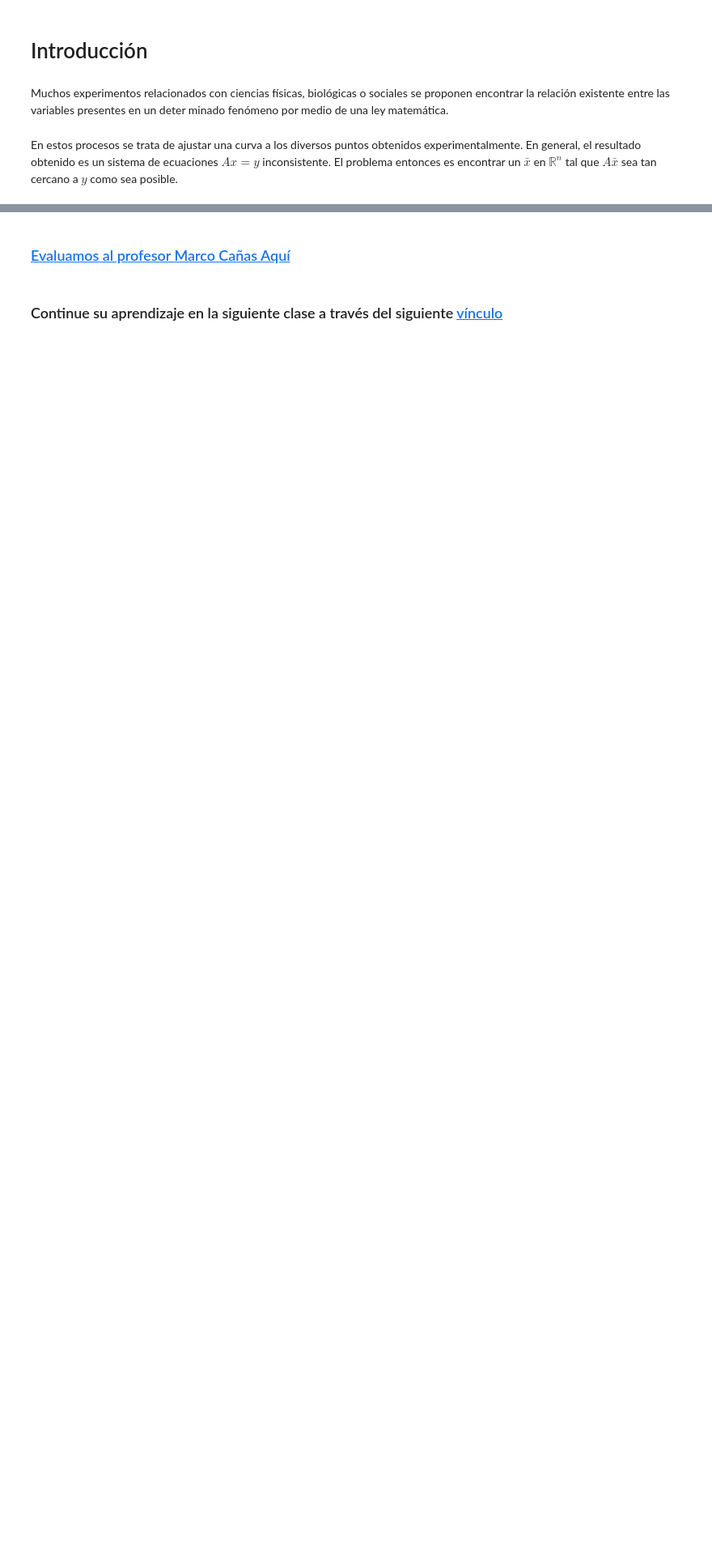
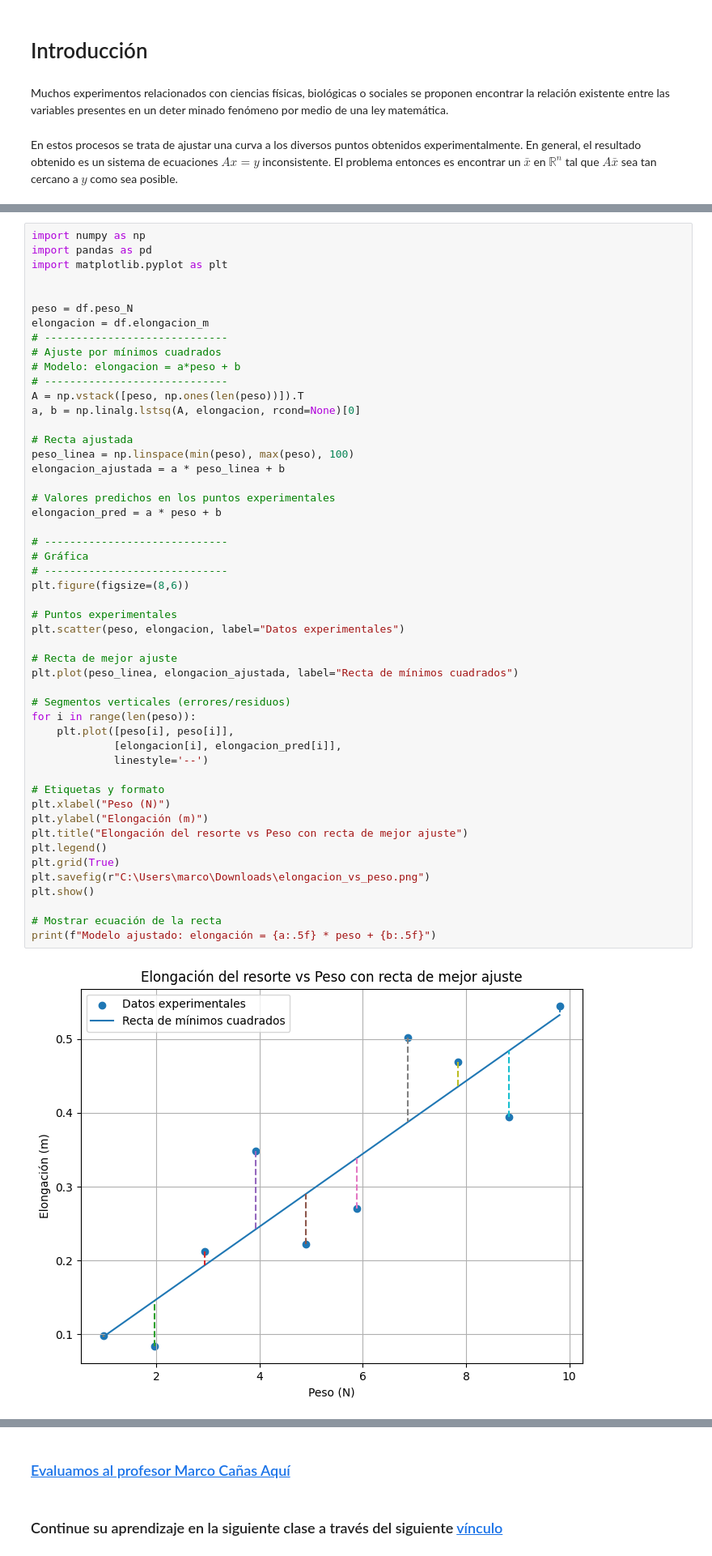
Before and after one commit to marco-canas/linear_algebra, a Jupyter notebook: 3_clases_segun_clara_mejia_laverde/2_cap/9_modulo/9_modulo.ipynb, the cells around one changed output, grey strips where cells are left out. Shown at 81% size. Saved outputs shown, nothing was run; the diff lists cells and outputs as text; blank space fills up the shorter version.

```diff
--- a/3_clases_segun_clara_mejia_laverde/2_cap/9_modulo/9_modulo.ipynb
+++ b/3_clases_segun_clara_mejia_laverde/2_cap/9_modulo/9_modulo.ipynb
@@ -141,0 +179,52 @@ experimentalmente. En general, el resultado obtenido es un sistema de ecuaciones
+# %%
+import numpy as np
+import pandas as pd
+import matplotlib.pyplot as plt
+
+
+peso = df.peso_N
+elongacion = df.elongacion_m
+# -----------------------------
+# Ajuste por mínimos cuadrados
+# Modelo: elongacion = a*peso + b
+# -----------------------------
+A = np.vstack([peso, np.ones(len(peso))]).T
+a, b = np.linalg.lstsq(A, elongacion, rcond=None)[0]
+
+# Recta ajustada
+peso_linea = np.linspace(min(peso), max(peso), 100)
+elongacion_ajustada = a * peso_linea + b
+
+# Valores predichos en los puntos experimentales
+elongacion_pred = a * peso + b
+
+# -----------------------------
+# Gráfica
+# -----------------------------
+plt.figure(figsize=(8,6))
+
+# Puntos experimentales
+plt.scatter(peso, elongacion, label="Datos experimentales")
+
+# Recta de mejor ajuste
+plt.plot(peso_linea, elongacion_ajustada, label="Recta de mínimos cuadrados")
+
+# Segmentos verticales (errores/residuos)
+for i in range(len(peso)):
+    plt.plot([peso[i], peso[i]],
+             [elongacion[i], elongacion_pred[i]],
+             linestyle='--')
+
+# Etiquetas y formato
+plt.xlabel("Peso (N)")
+plt.ylabel("Elongación (m)")
+plt.title("Elongación del resorte vs Peso con recta de mejor ajuste")
+plt.legend()
+plt.grid(True)
+plt.savefig(r"C:\Users\marco\Downloads\elongacion_vs_peso.png")
+plt.show()
+
+# Mostrar ecuación de la recta
+print(f"Modelo ajustado: elongación = {a:.5f} * peso + {b:.5f}")
+# %% [output]
+[figure, added]
```
Also changed, not shown: parts of 17 cells of this notebook, 3 other files.
